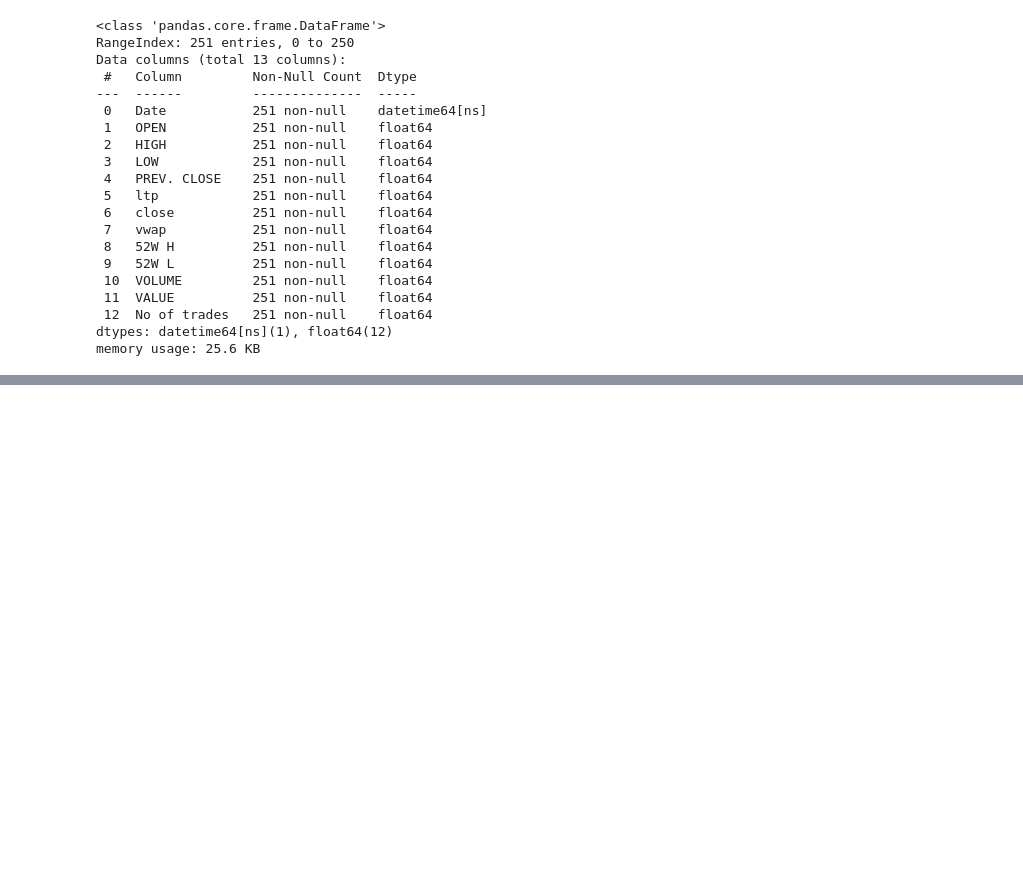
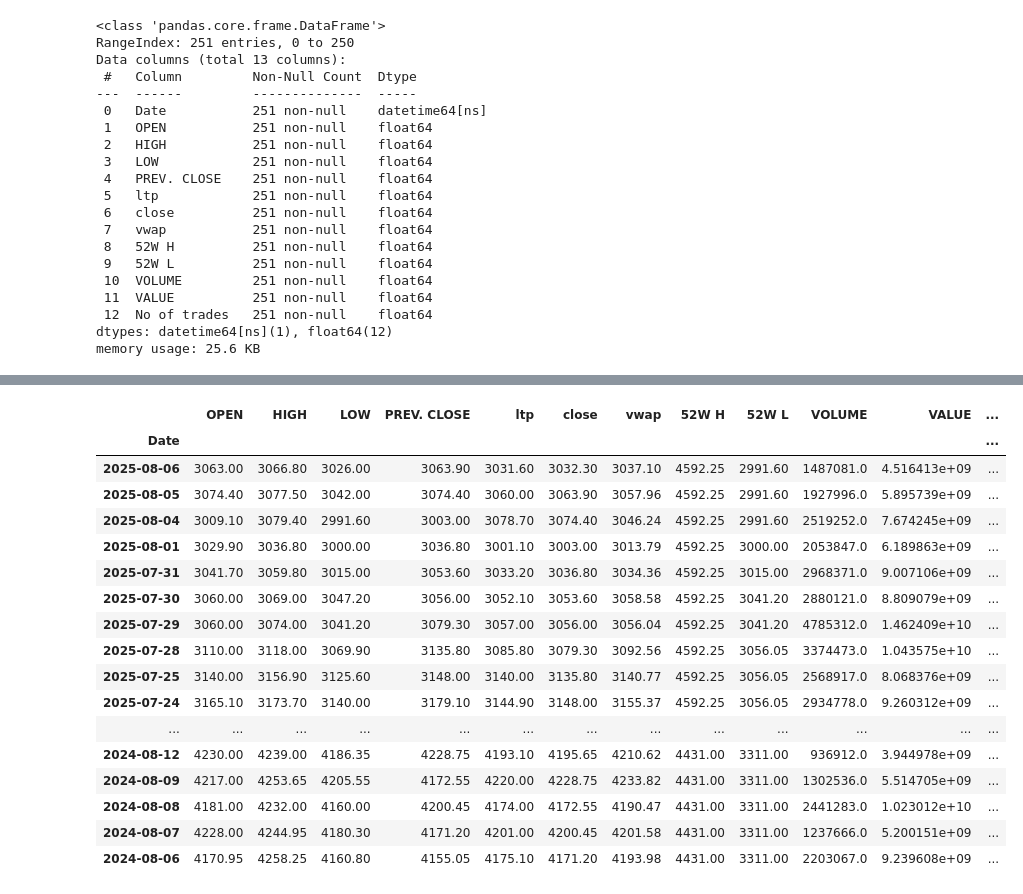
Before and after one commit to ArunK-ML/Learn---Unsupervised-Learning--Kmean-TheElbowMethod-WCSS-Silhouette_Score-DB_index, a Jupyter notebook: K_Means.ipynb, the cells around one changed output, grey strips where cells are left out. Cells and saved outputs as stored; diff of their text form; code cells hidden in the pictures; blank space fills up the shorter version.

```diff
--- a/K_Means.ipynb
+++ b/K_Means.ipynb
@@ -85,0 +130,6 @@ memory usage: 25.6 KB
+# %%
+from sklearn.cluster import KMeans
+model = KMeans(n_clusters = 4).fit(df)
+# %%
+group = model.predict(df)
+group
@@ -85,0 +149,2 @@ memory usage: 25.6 KB
+# %%
+df["group"]= group
@@ -85,0 +178,23 @@ memory usage: 25.6 KB
+# %%
+pd.set_option("display.max_rows",None)
+# %%
+df
+# %% [output]
+|  | OPEN | HIGH | LOW | PREV. CLOSE | ltp | close | vwap | 52W H | 52W L | VOLUME | VALUE | ... |
+| Date |  |  |  |  |  |  |  |  |  |  |  | ... |
+| 2025-08-06 | 3063.00 | 3066.80 | 3026.00 | 3063.90 | 3031.60 | 3032.30 | 3037.10 | 4592.25 | 2991.60 | 1487081.0 | 4.516413e+09 | ... |
+| 2025-08-05 | 3074.40 | 3077.50 | 3042.00 | 3074.40 | 3060.00 | 3063.90 | 3057.96 | 4592.25 | 2991.60 | 1927996.0 | 5.895739e+09 | ... |
+| 2025-08-04 | 3009.10 | 3079.40 | 2991.60 | 3003.00 | 3078.70 | 3074.40 | 3046.24 | 4592.25 | 2991.60 | 2519252.0 | 7.674245e+09 | ... |
+| 2025-08-01 | 3029.90 | 3036.80 | 3000.00 | 3036.80 | 3001.10 | 3003.00 | 3013.79 | 4592.25 | 3000.00 | 2053847.0 | 6.189863e+09 | ... |
+| 2025-07-31 | 3041.70 | 3059.80 | 3015.00 | 3053.60 | 3033.20 | 3036.80 | 3034.36 | 4592.25 | 3015.00 | 2968371.0 | 9.007106e+09 | ... |
+| 2025-07-30 | 3060.00 | 3069.00 | 3047.20 | 3056.00 | 3052.10 | 3053.60 | 3058.58 | 4592.25 | 3041.20 | 2880121.0 | 8.809079e+09 | ... |
+| 2025-07-29 | 3060.00 | 3074.00 | 3041.20 | 3079.30 | 3057.00 | 3056.00 | 3056.04 | 4592.25 | 3041.20 | 4785312.0 | 1.462409e+10 | ... |
+| 2025-07-28 | 3110.00 | 3118.00 | 3069.90 | 3135.80 | 3085.80 | 3079.30 | 3092.56 | 4592.25 | 3056.05 | 3374473.0 | 1.043575e+10 | ... |
+| 2025-07-25 | 3140.00 | 3156.90 | 3125.60 | 3148.00 | 3140.00 | 3135.80 | 3140.77 | 4592.25 | 3056.05 | 2568917.0 | 8.068376e+09 | ... |
+| 2025-07-24 | 3165.10 | 3173.70 | 3140.00 | 3179.10 | 3144.90 | 3148.00 | 3155.37 | 4592.25 | 3056.05 | 2934778.0 | 9.260312e+09 | ... |
+| ... | ... | ... | ... | ... | ... | ... | ... | ... | ... | ... | ... | ... |
+| 2024-08-12 | 4230.00 | 4239.00 | 4186.35 | 4228.75 | 4193.10 | 4195.65 | 4210.62 | 4431.00 | 3311.00 | 936912.0 | 3.944978e+09 | ... |
+| 2024-08-09 | 4217.00 | 4253.65 | 4205.55 | 4172.55 | 4220.00 | 4228.75 | 4233.82 | 4431.00 | 3311.00 | 1302536.0 | 5.514705e+09 | ... |
+| 2024-08-08 | 4181.00 | 4232.00 | 4160.00 | 4200.45 | 4174.00 | 4172.55 | 4190.47 | 4431.00 | 3311.00 | 2441283.0 | 1.023012e+10 | ... |
+| 2024-08-07 | 4228.00 | 4244.95 | 4180.30 | 4171.20 | 4201.00 | 4200.45 | 4201.58 | 4431.00 | 3311.00 | 1237666.0 | 5.200151e+09 | ... |
+| 2024-08-06 | 4170.95 | 4258.25 | 4160.80 | 4155.05 | 4175.10 | 4171.20 | 4193.98 | 4431.00 | 3311.00 | 2203067.0 | 9.239608e+09 | ... |
```
Also changed, not shown: parts of 7 cells of this notebook.
